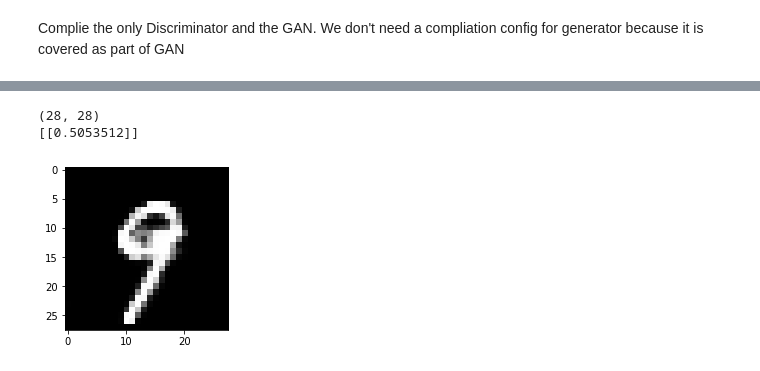
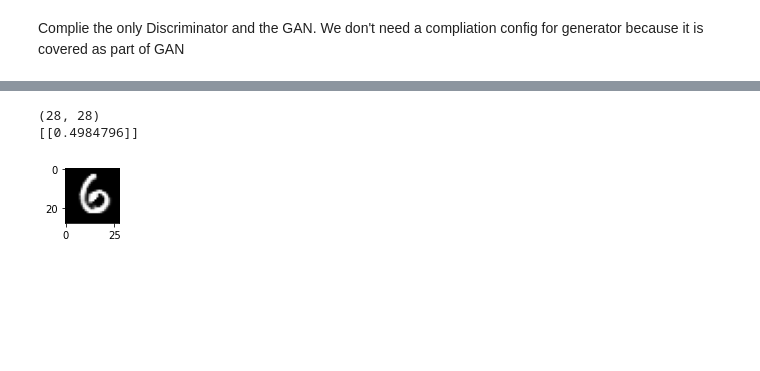
Before and after one commit to appersaravanan/Semeter-2-Assignment-1, a Jupyter notebook: GAN.ipynb, the cells around one changed output, grey strips where cells are left out. Cells and saved outputs as stored; diff of their text form; code cells hidden in the pictures; blank space fills up the shorter version.

```diff
--- a/GAN.ipynb
+++ b/GAN.ipynb
@@ -238,12 +244,12 @@ plt.legend()
 # %%
-plt.subplots(figsize=(3, 3))
+plt.subplots(figsize=(1, 1))
 gen_imgs =  generator(np.random.randn(1,100))
 pred_input= tf.reshape(gen_imgs,(28,28))
 plt.imshow(pred_input,cmap="gray")
 print(pred_input.shape)
 pred_input= tf.reshape(pred_input,(1,28,28,1))
 print(discriminator.predict(pred_input))
 # %% [output]
 (28, 28)
-[[0.5053512]]
+[[0.4984796]]
-[figure, old version]
+[figure, new version]
```
Also changed, not shown: parts of 4 cells of this notebook.
